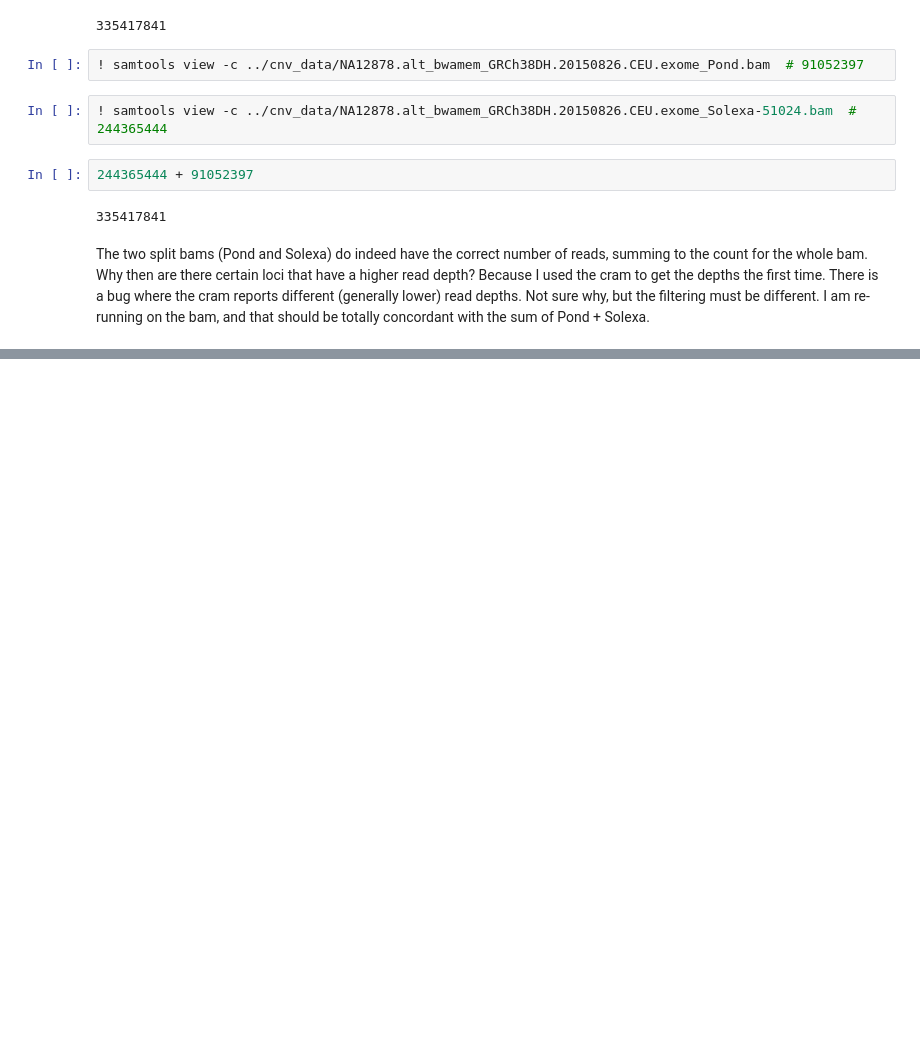
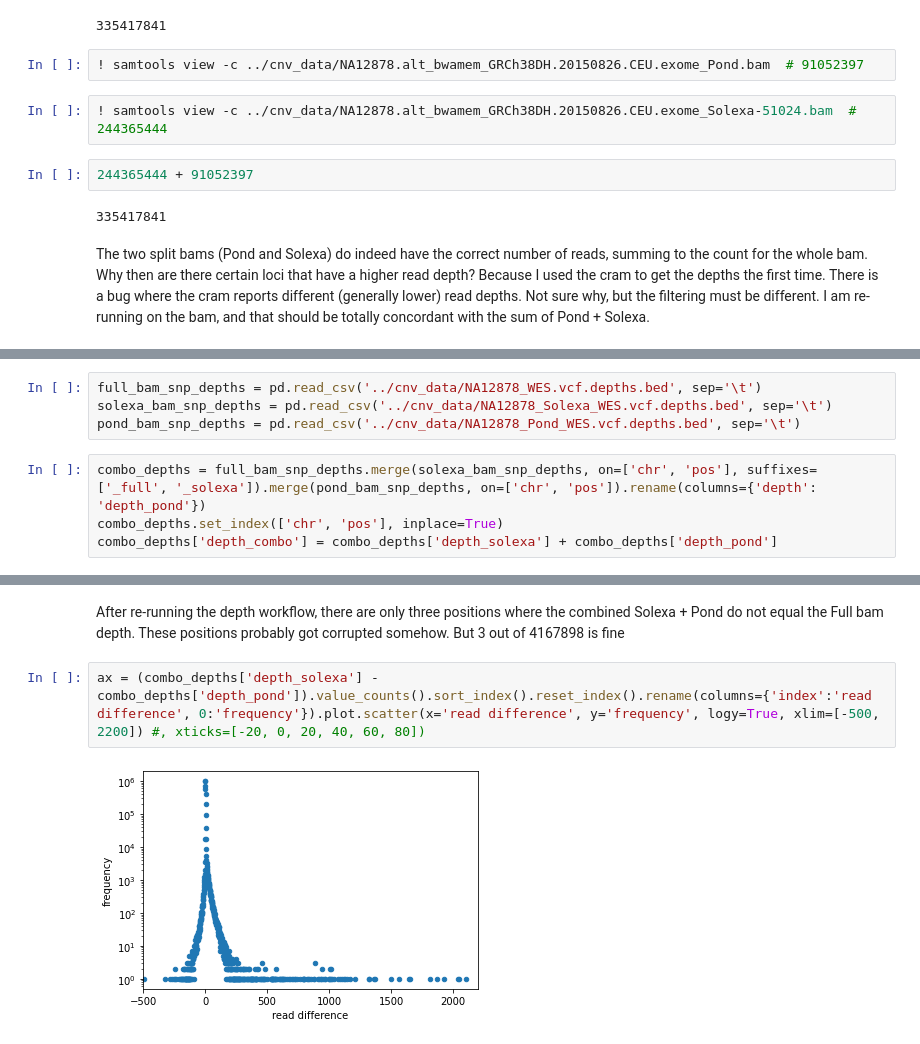
Before and after one commit to ConorMesser/cnv_suite, a Jupyter notebook: investigate_exome_bait_sets.ipynb, the cells around one changed output, grey strips where cells are left out. Saved outputs shown, nothing was run; the diff lists cells and outputs as text; blank space fills up the shorter version.

Commit message:
Add new coverage investigation for pond/solexa

```diff
--- a/investigate_exome_bait_sets.ipynb
+++ b/investigate_exome_bait_sets.ipynb
@@ -180,0 +163,8 @@ The two split bams (Pond and Solexa) do indeed have the correct number of reads,
+# %%
+full_bam_snp_depths = pd.read_csv('../cnv_data/NA12878_WES.vcf.depths.bed', sep='\t')
+solexa_bam_snp_depths = pd.read_csv('../cnv_data/NA12878_Solexa_WES.vcf.depths.bed', sep='\t')
+pond_bam_snp_depths = pd.read_csv('../cnv_data/NA12878_Pond_WES.vcf.depths.bed', sep='\t')
+# %%
+combo_depths = full_bam_snp_depths.merge(solexa_bam_snp_depths, on=['chr', 'pos'], suffixes=['_full', '_solexa']).merge(pond_bam_snp_depths, on=['chr', 'pos']).rename(columns={'depth': 'depth_pond'})
+combo_depths.set_index(['chr', 'pos'], inplace=True)
+combo_depths['depth_combo'] = combo_depths['depth_solexa'] + combo_depths['depth_pond']
@@ -180,0 +179,6 @@ The two split bams (Pond and Solexa) do indeed have the correct number of reads,
+# %% [markdown]
+After re-running the depth workflow, there are only three positions where the combined Solexa + Pond do not equal the Full bam depth. These positions probably got corrupted somehow. But 3 out of 4167898 is fine
+# %%
+ax = (combo_depths['depth_solexa'] - combo_depths['depth_pond']).value_counts().sort_index().reset_index().rename(columns={'index':'read difference', 0:'frequency'}).plot.scatter(x='read difference', y='frequency', logy=True, xlim=[-500, 2200]) #, xticks=[-20, 0, 20, 40, 60, 80])
+# %% [output]
+[figure, added]
```
Also changed, not shown: parts of 22 cells of this notebook, 1 other file.
